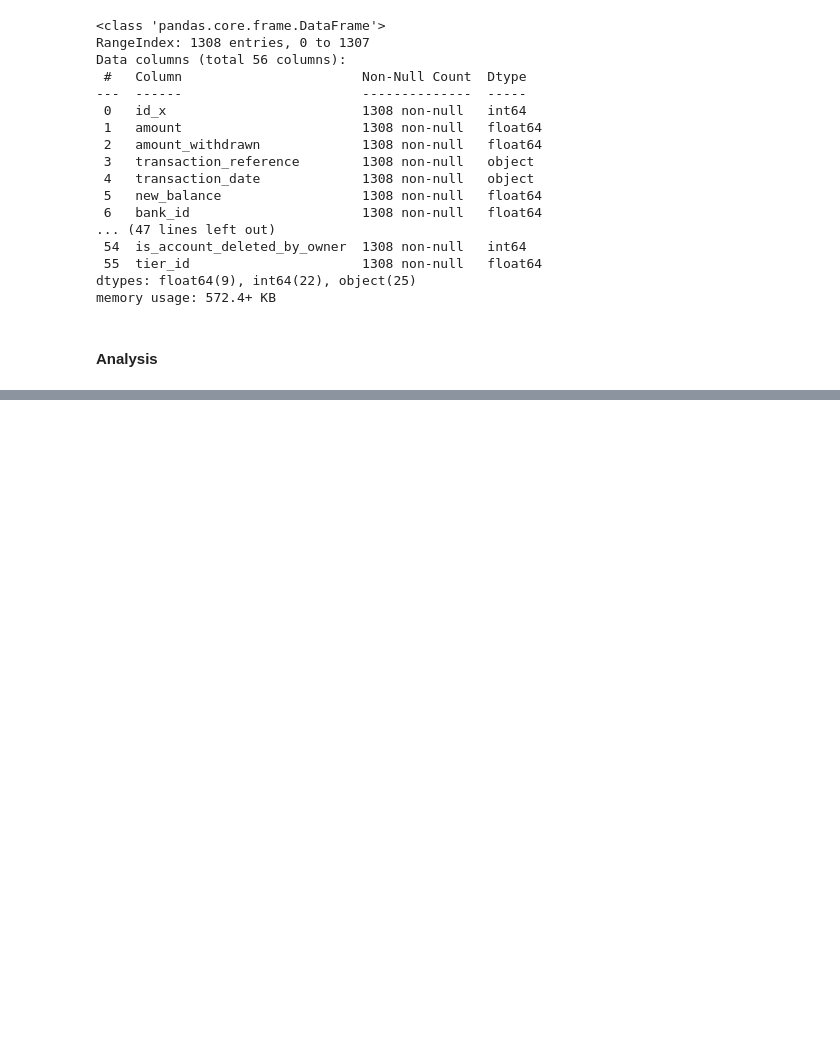
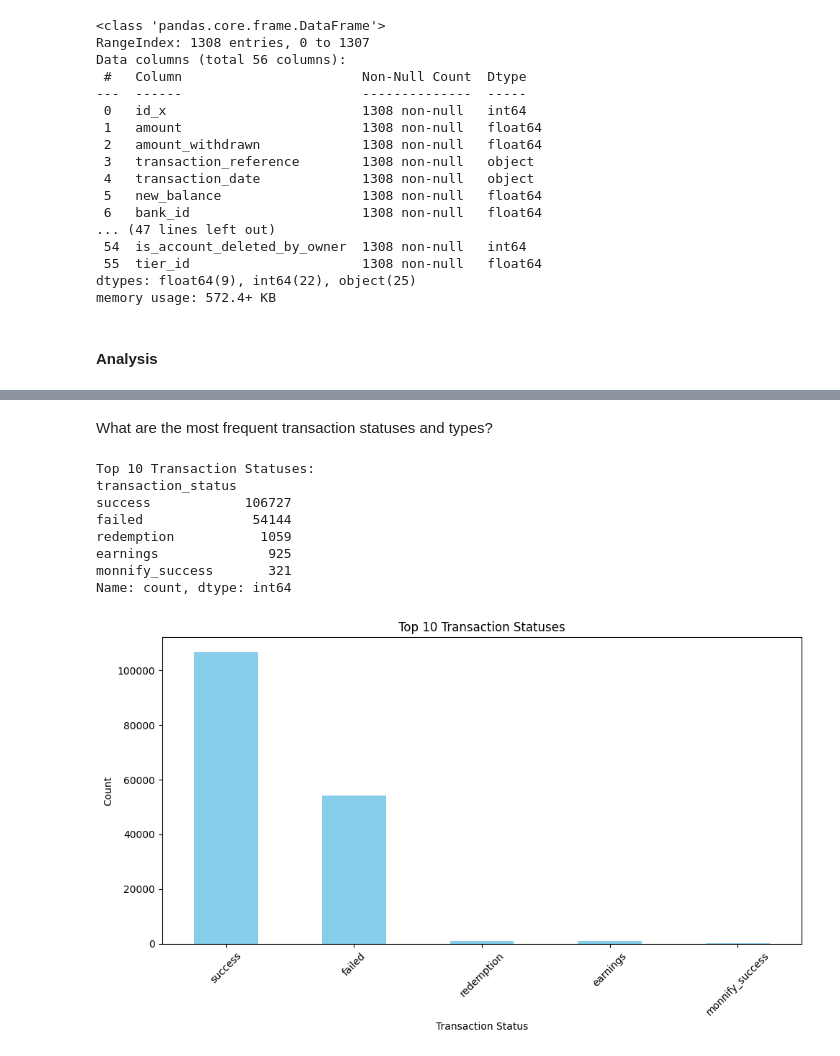
Before and after one commit to mancatha/DataAnalytics-Assessment, a Jupyter notebook: notebooh.ipynb, the cells around one changed output, grey strips where cells are left out. Drawn from its saved outputs; the diff is of its cells as text; code cells hidden in the pictures; blank space fills up the shorter version.

```diff
--- a/notebooh.ipynb
+++ b/notebooh.ipynb
@@ -548,0 +657,32 @@ memory usage: 572.4+ KB
+# %% [markdown]
+
+What are the most frequent transaction statuses and types?
+# %%
+
+
+# Count the most frequent transaction statuses
+status_counts = merged_df['transaction_status'].value_counts(dropna=False)
+
+# Print top 10 statuses
+print("Top 10 Transaction Statuses:")
+print(status_counts.head(5))
+
+# Plot top 10 statuses
+plt.figure(figsize=(10, 6))
+status_counts.head(5).plot(kind='bar', color='skyblue')
+plt.title("Top 10 Transaction Statuses")
+plt.xlabel("Transaction Status")
+plt.ylabel("Count")
+plt.xticks(rotation=45)
+plt.tight_layout()
+plt.show()
+# %% [output]
+Top 10 Transaction Statuses:
+transaction_status
+success            106727
+failed              54144
+redemption           1059
+earnings              925
+monnify_success       321
+Name: count, dtype: int64
+[figure, added]
```
Also changed, not shown: parts of 15 cells of this notebook.
